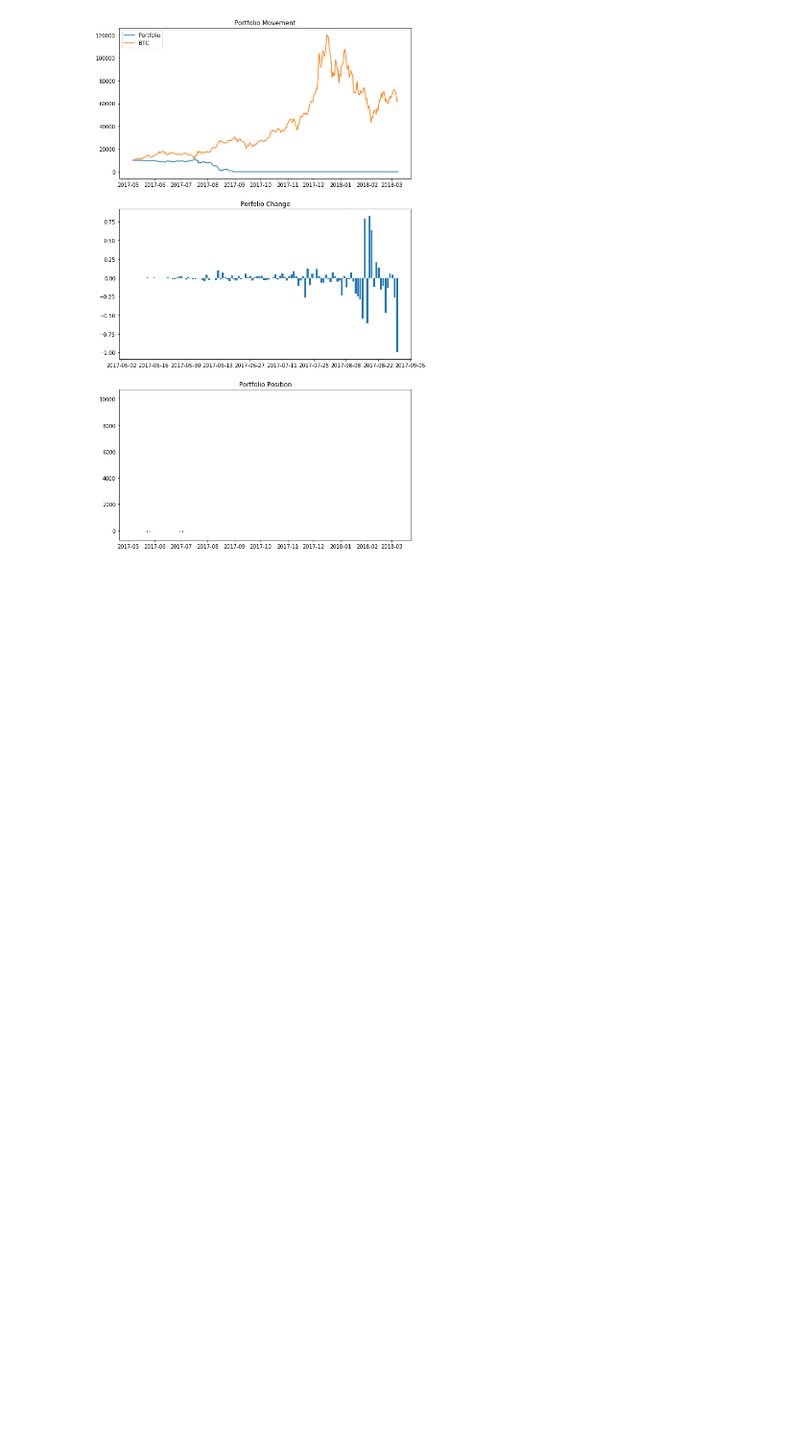
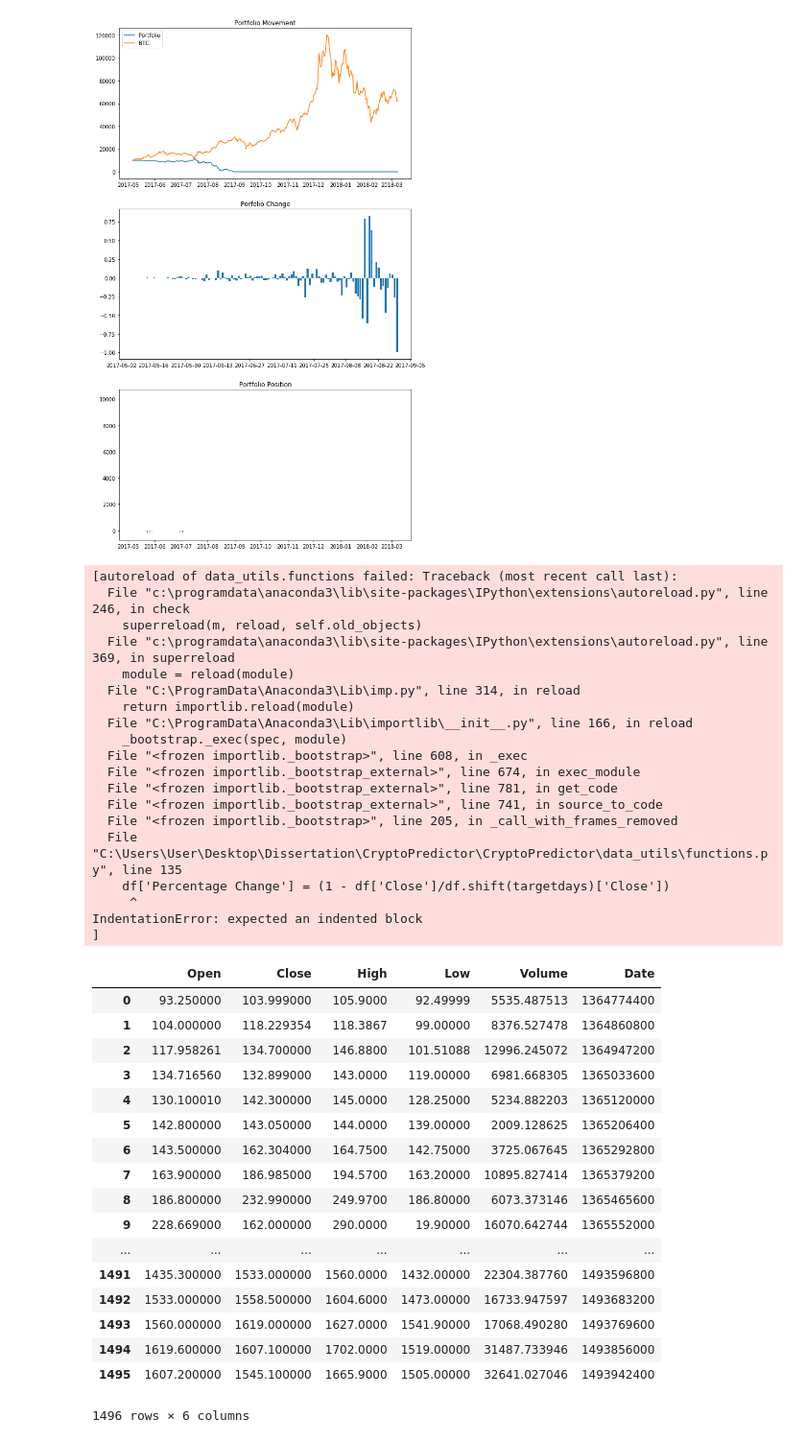
Before and after one commit to warproxxx/CryptoPredictor, a Jupyter notebook: CryptoPredictor/TensorFlow.ipynb, the cells around one changed output. Shown at 96% size. Drawn from its saved outputs; the diff is of its cells as text; code cells hidden in the pictures; blank space fills up the shorter version.

```diff
--- a/CryptoPredictor/TensorFlow.ipynb
+++ b/CryptoPredictor/TensorFlow.ipynb
@@ -314,3 +355,43 @@ BTC Portfolio:
 Total Return: 520.42%
 Sharpe Ratio: 2.496 Calmar Ratio: -inf Sortino Ratio: 3.938 Maximum Drawdown: 0.0%
 [figure]
+# %%
+pd_Xtrain
+# %% [output]
+[autoreload of data_utils.functions failed: Traceback (most recent call last):
+  File "c:\programdata\anaconda3\lib\site-packages\IPython\extensions\autoreload.py", line 246, in check
+    superreload(m, reload, self.old_objects)
+  File "c:\programdata\anaconda3\lib\site-packages\IPython\extensions\autoreload.py", line 369, in superreload
+    module = reload(module)
+  File "C:\ProgramData\Anaconda3\Lib\imp.py", line 314, in reload
+    return importlib.reload(module)
+  File "C:\ProgramData\Anaconda3\Lib\importlib\__init__.py", line 166, in reload
+    _bootstrap._exec(spec, module)
+  File "<frozen importlib._bootstrap>", line 608, in _exec
+  File "<frozen importlib._bootstrap_external>", line 674, in exec_module
+  File "<frozen importlib._bootstrap_external>", line 781, in get_code
+  File "<frozen importlib._bootstrap_external>", line 741, in source_to_code
+  File "<frozen importlib._bootstrap>", line 205, in _call_with_frames_removed
+  File "C:\Users\User\Desktop\Dissertation\CryptoPredictor\CryptoPredictor\data_utils\functions.py", line 135
+    df['Percentage Change'] = (1 - df['Close']/df.shift(targetdays)['Close'])
+     ^
+IndentationError: expected an indented block
+]
+|  | Open | Close | High | Low | Volume | Date |
+| 0 | 93.250000 | 103.999000 | 105.9000 | 92.49999 | 5535.487513 | 1364774400 |
+| 1 | 104.000000 | 118.229354 | 118.3867 | 99.00000 | 8376.527478 | 1364860800 |
+| 2 | 117.958261 | 134.700000 | 146.8800 | 101.51088 | 12996.245072 | 1364947200 |
+| 3 | 134.716560 | 132.899000 | 143.0000 | 119.00000 | 6981.668305 | 1365033600 |
+| 4 | 130.100010 | 142.300000 | 145.0000 | 128.25000 | 5234.882203 | 1365120000 |
+| 5 | 142.800000 | 143.050000 | 144.0000 | 139.00000 | 2009.128625 | 1365206400 |
+| 6 | 143.500000 | 162.304000 | 164.7500 | 142.75000 | 3725.067645 | 1365292800 |
+| 7 | 163.900000 | 186.985000 | 194.5700 | 163.20000 | 10895.827414 | 1365379200 |
+| 8 | 186.800000 | 232.990000 | 249.9700 | 186.80000 | 6073.373146 | 1365465600 |
+| 9 | 228.669000 | 162.000000 | 290.0000 | 19.90000 | 16070.642744 | 1365552000 |
+| ... | ... | ... | ... | ... | ... | ... |
+| 1491 | 1435.300000 | 1533.000000 | 1560.0000 | 1432.00000 | 22304.387760 | 1493596800 |
+| 1492 | 1533.000000 | 1558.500000 | 1604.6000 | 1473.00000 | 16733.947597 | 1493683200 |
+| 1493 | 1560.000000 | 1619.000000 | 1627.0000 | 1541.90000 | 17068.490280 | 1493769600 |
+| 1494 | 1619.600000 | 1607.100000 | 1702.0000 | 1519.00000 | 31487.733946 | 1493856000 |
+| 1495 | 1607.200000 | 1545.100000 | 1665.9000 | 1505.00000 | 32641.027046 | 1493942400 |
+1496 rows × 6 columns
```
Also changed, not shown: parts of 8 cells of this notebook, 46 other files.
